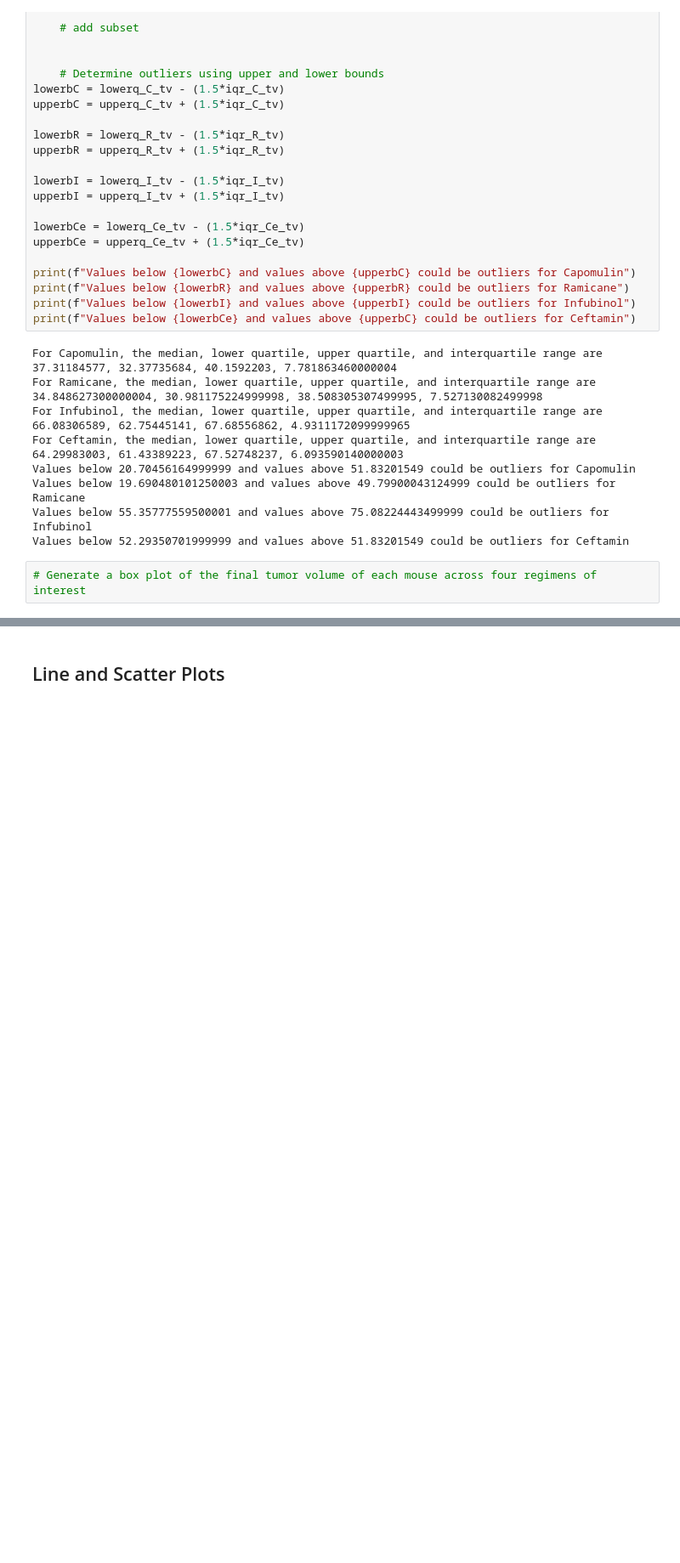
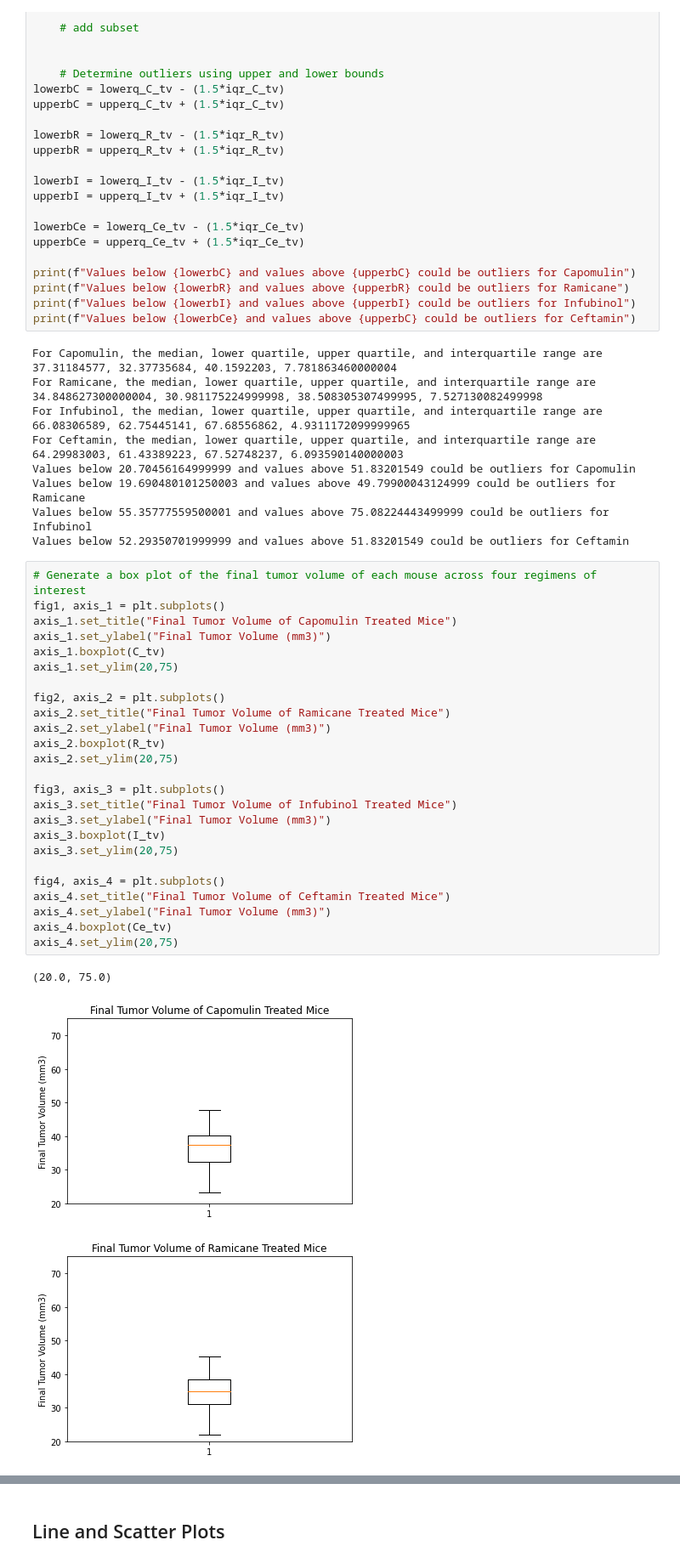
Before and after one commit to brettmw92/Matplotlib, a Jupyter notebook: HW/Instructions/Pymaceuticals/pymaceuticals_starter.ipynb, the cells around one changed output, grey strips where cells are left out. Shown: that part at 85% size. Cells and saved outputs as stored; diff of their text form; blank space fills up the shorter version.

Commit message:
finished box plots

```diff
--- a/HW/Instructions/Pymaceuticals/pymaceuticals_starter.ipynb
+++ b/HW/Instructions/Pymaceuticals/pymaceuticals_starter.ipynb
@@ -290,5 +282,32 @@ Values below 20.70456164999999 and values above 51.83201549 could be outliers fo
 Values below 19.690480101250003 and values above 49.79900043124999 could be outliers for Ramicane
 Values below 55.35777559500001 and values above 75.08224443499999 could be outliers for Infubinol
 Values below 52.29350701999999 and values above 51.83201549 could be outliers for Ceftamin
-# %%
-# Generate a box plot of the final tumor volume of each mouse across four regimens of interest
+# %%
+# Generate a box plot of the final tumor volume of each mouse across four regimens of interest
+fig1, axis_1 = plt.subplots()
+axis_1.set_title("Final Tumor Volume of Capomulin Treated Mice")
+axis_1.set_ylabel("Final Tumor Volume (mm3)")
+axis_1.boxplot(C_tv)
+axis_1.set_ylim(20,75)
+
+fig2, axis_2 = plt.subplots()
+axis_2.set_title("Final Tumor Volume of Ramicane Treated Mice")
+axis_2.set_ylabel("Final Tumor Volume (mm3)")
+axis_2.boxplot(R_tv)
+axis_2.set_ylim(20,75)
+
+fig3, axis_3 = plt.subplots()
+axis_3.set_title("Final Tumor Volume of Infubinol Treated Mice")
+axis_3.set_ylabel("Final Tumor Volume (mm3)")
+axis_3.boxplot(I_tv)
+axis_3.set_ylim(20,75)
+
+fig4, axis_4 = plt.subplots()
+axis_4.set_title("Final Tumor Volume of Ceftamin Treated Mice")
+axis_4.set_ylabel("Final Tumor Volume (mm3)")
+axis_4.boxplot(Ce_tv)
+axis_4.set_ylim(20,75)
+# %% [output]
+(20.0, 75.0)
+[figure, added]
+[figure, added]
```
Also changed, not shown: parts of 2 cells of this notebook.
